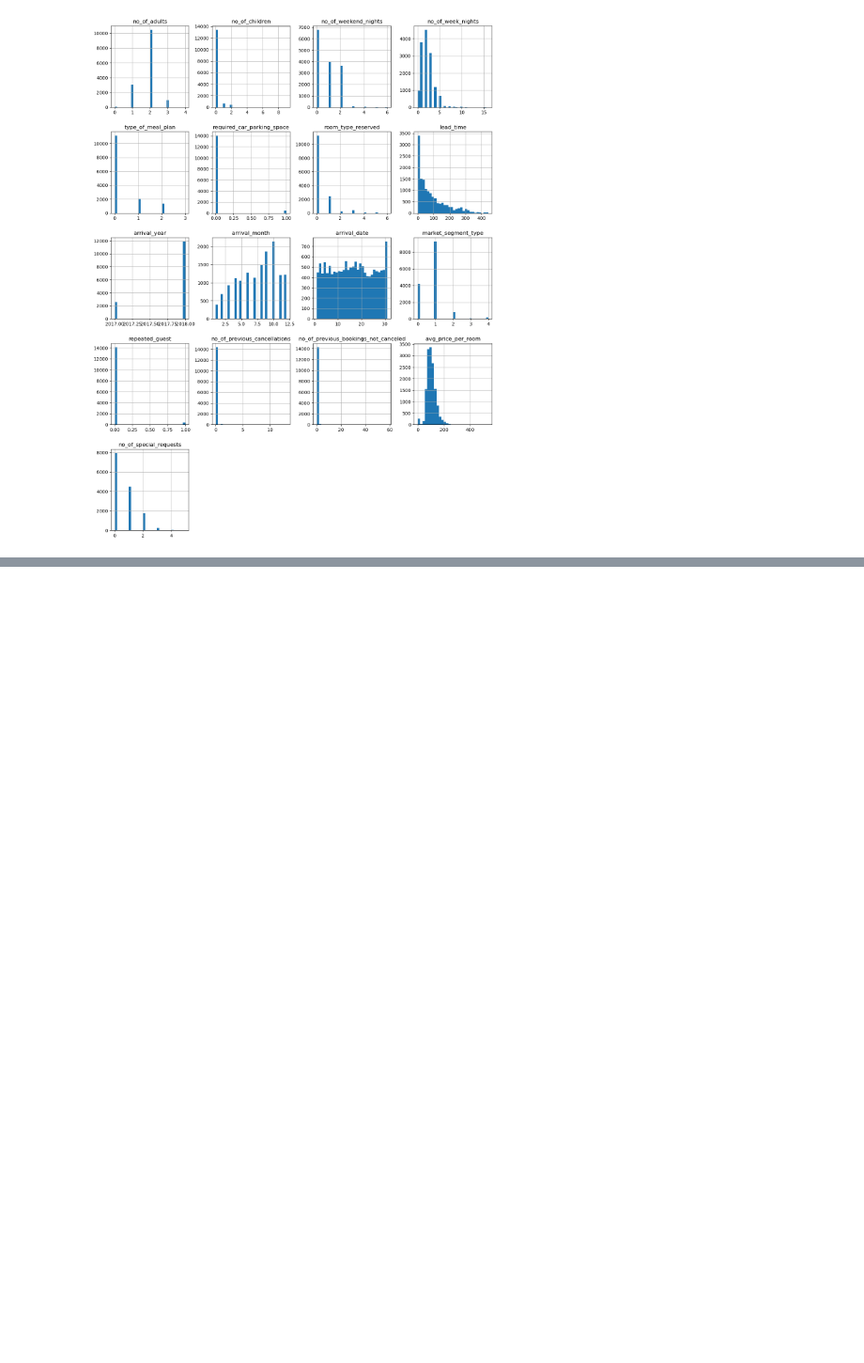
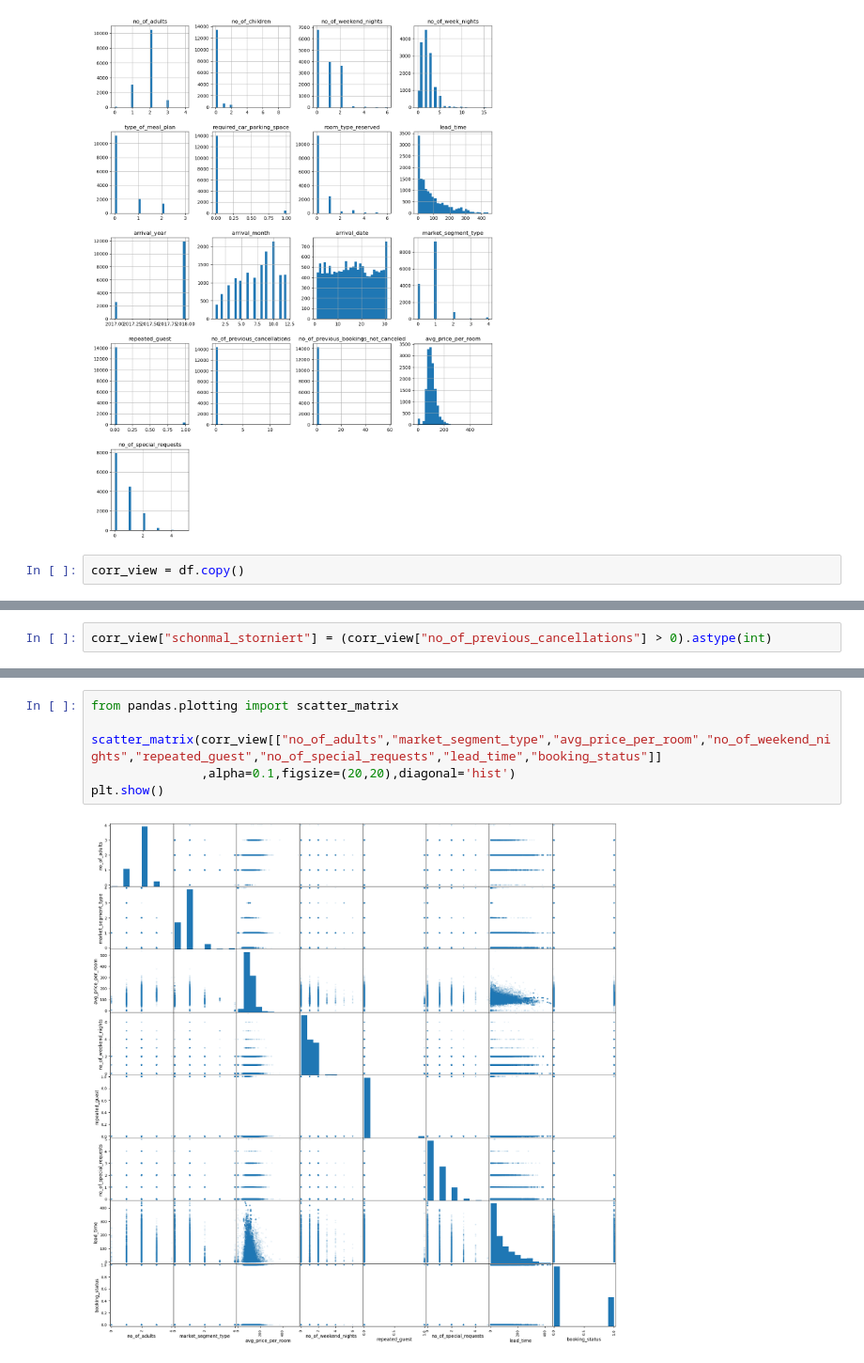
Before and after one commit to tommi-j/hausarbeit-ml, a Jupyter notebook: Hotelstornos.ipynb, the cells around one changed output, grey strips where cells are left out. Shown at 94% size. Cells and saved outputs as stored; diff of their text form; blank space fills up the shorter version.

```diff
--- a/Hotelstornos.ipynb
+++ b/Hotelstornos.ipynb
@@ -428,3 +428,5 @@ train_hotel.hist(bins=30, figsize=(15,20))
 plt.show()
 # %% [output]
 [figure]
+# %%
+corr_view = df.copy()
@@ -430,0 +457,2 @@ plt.show()
+# %%
+corr_view["schonmal_storniert"] = (corr_view["no_of_previous_cancellations"] > 0).astype(int)
@@ -430,0 +475,8 @@ plt.show()
+# %%
+from pandas.plotting import scatter_matrix
+
+scatter_matrix(corr_view[["no_of_adults","market_segment_type","avg_price_per_room","no_of_weekend_nights","repeated_guest","no_of_special_requests","lead_time","booking_status"]]
+               ,alpha=0.1,figsize=(20,20),diagonal='hist')
+plt.show()
+# %% [output]
+[figure, added]
```
Also changed, not shown: parts of 8 cells of this notebook, 2 other files.
